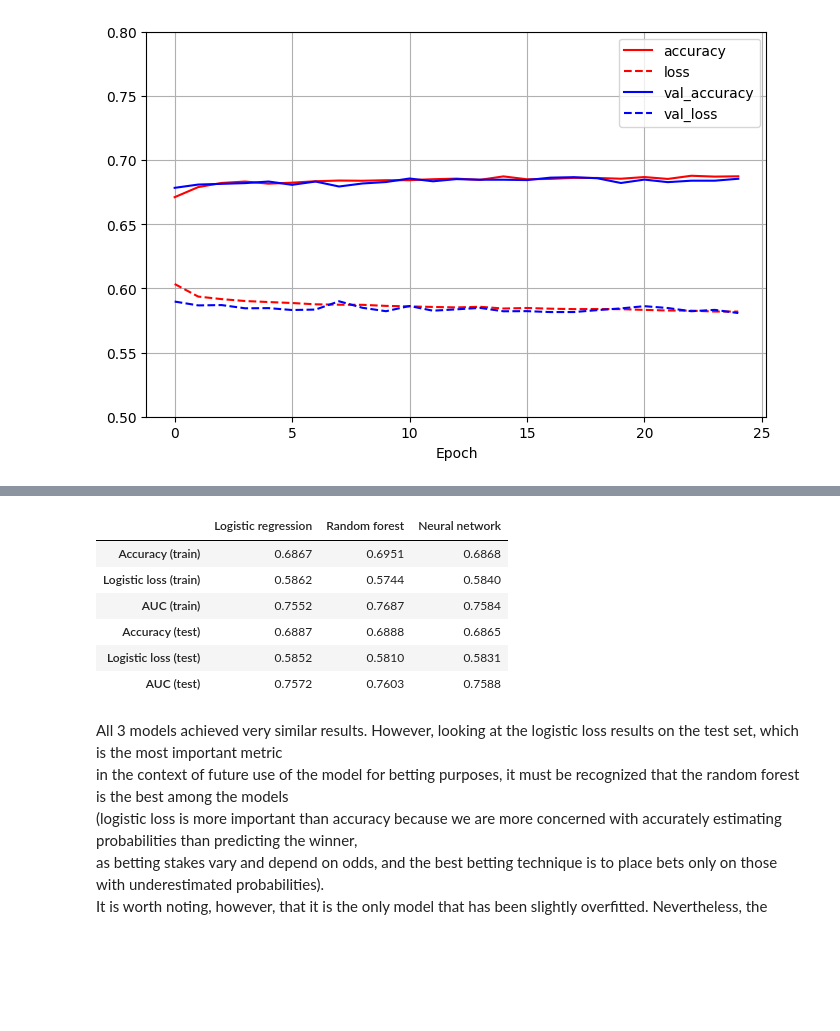
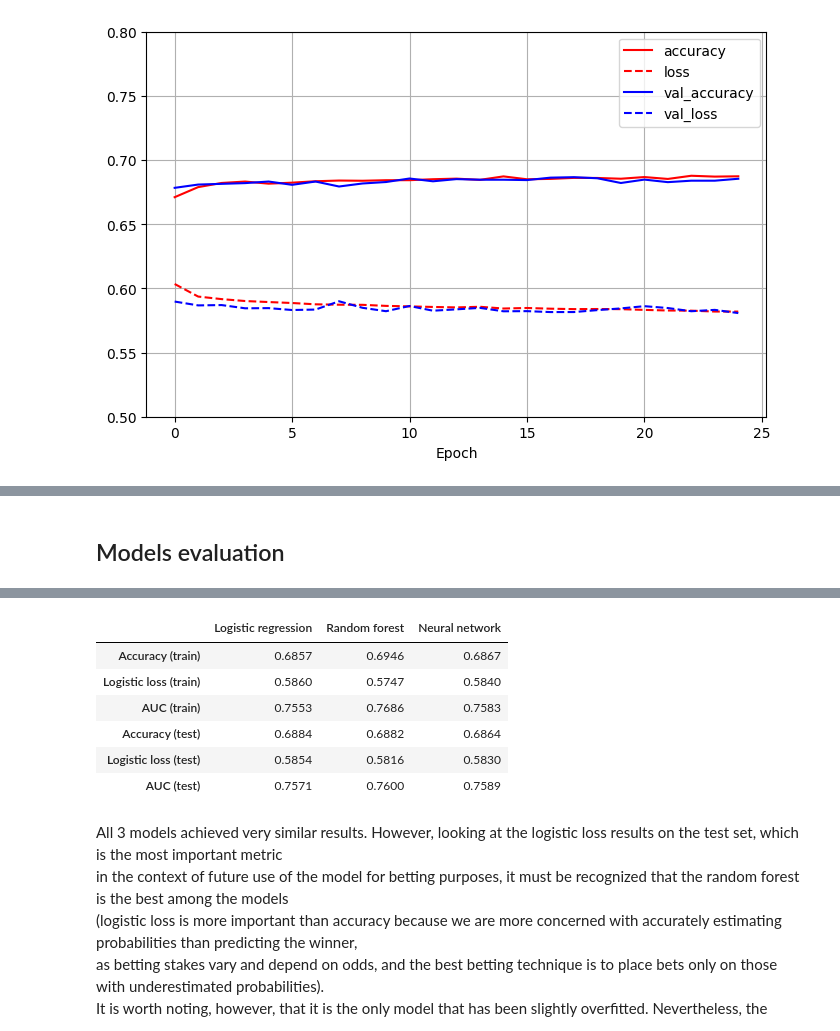
Before and after one commit to JakubWalczak1/tennis_project, a Jupyter notebook: jupyter_notebooks/02_model_development.ipynb, the cells around one changed output, grey strips where cells are left out. Drawn from its saved outputs; the diff is of its cells as text; code cells hidden in the pictures; blank space fills up the shorter version.

```diff
--- a/jupyter_notebooks/02_model_development.ipynb
+++ b/jupyter_notebooks/02_model_development.ipynb
@@ -185,13 +183,11 @@ view_corr(X_train)
 # In match based features it turns out that count of wins or matches played by player is more importent that good ratio.
 # It makes sense because tournaments are always played in play-off system so the better player will always play more matches.
 # After testing different combinations I removed features in a way to balance minimizing correlation and maximizing model performance.
-# I decided to leave both 'rank_points_p12' and 'matches_3yrs_p12' in the model despite quite high correlation because in theory
-# those features are very different because 'matches_3yrs_p12' doesn't take into considerantion tournament's prestige.
+# I decided to leave both 'rank_points_p12' and 'matches_5yrs_p12' in the model despite quite high correlation because in theory
+# those features are very different because 'matches_5yrs_p12' doesn't take into considerantion tournament's prestige.
 # (also it is below 0.7 so this correlation is acceptable)
-X_train_log_reg, X_test_log_reg = remove_feature(X_train, X_test, ['ratio_5yrs_p12', 'wins_5yrs_p12',
-                                                                   'direct_ratio_5yrs_p12', 'surface_wins_5yrs_p12',
-                                                                   'surface_matches_5yrs_p12', '3_mths_wins_p12',
-                                                                   'ratio_pts_3yrs_p12'])
+X_train_log_reg, X_test_log_reg = remove_feature(X_train, X_test, ['ratio_5yrs_p12', 'wins_5yrs_p12', 'surface_wins_5yrs_p12',
+                                                                   'surface_matches_5yrs_p12', '3_mths_wins_p12', 'ratio_pts_3yrs_p12'])
 
 # Training second model.
 log_reg1, w1 = train_and_coefficients(X_train_log_reg, y_train)
@@ -239,14 +219,11 @@ Model 2 (cross-val): accuracy = [0.6870, 0.6847, 0.6888, 0.6915, 0.6801], log lo
 # %%
-# Model without correlation seems to be a bit worse in every aspect.
-# Despite that I'm going to use model 2 because strong correlation leads to untable coeffitients and can lead to overfitting.
-
 # The next step was testing different periods (YEARS and MONTHS) and limits in features created in data engineering. I already set optimal values.
 # (limits of 4 years and 5 years were very similar).
 
 # In the model there is a few features with very low coeffintients. Let's try removing them one by one and check new results.
-# Removing ['ht_p12', '3_mths_elo_p12', 'had_brake_p12', 'home_adv_p12', 'hand_p12'] made almost no difference,
-# Removing further features caused model to be worse, so I decided to remove only those 5 features.
-X_train_log_reg2, X_test_log_reg2 = remove_feature(X_train_log_reg, X_test_log_reg, ['ht_p12', '3_mths_elo_p12', 'had_brake_p12', 'home_adv_p12', 'hand_p12'])
+# Removing ['ht_p12', '3_mths_elo_p12', 'home_adv_p12', 'hand_p12'] made almost no difference,
+# Removing further features caused model to be worse, so I decided to remove only those 4 features.
+X_train_log_reg2, X_test_log_reg2 = remove_feature(X_train_log_reg, X_test_log_reg, ['ht_p12', '3_mths_elo_p12', 'home_adv_p12', 'hand_p12'])
 
 # Training another model.
 log_reg2, w2 = train_and_coefficients(X_train_log_reg2, y_train)
@@ -437,6 +412,6 @@ feature_importance(best_random_forest, X_train_log_reg)
 # %%
-# Because of the very low importance of some of the features I remove 4 lowest and once more try to find the best parameters.
-X_train_forest, X_test_forest = remove_feature(X_train_log_reg, X_test_log_reg, ['home_adv_p12', 'hand_p12', 'direct_wins_5yrs_p12', 'had_brake_p12'])
+# Because of the very low importance of some of the features I remove 2 lowest and once more try to find the best parameters.
+X_train_forest, X_test_forest = remove_feature(X_train_log_reg, X_test_log_reg, ['home_adv_p12', 'hand_p12'])
 log_loss_best_params2, log_loss_second_params2 = best_params(X_train_forest, 50)
 # %% [output]
 |  | params | mean_test_score | std_test_score |
@@ -496,7 +472,7 @@ joblib.dump(best_random_forest2, '../models/trained_random_forest_model.pkl')
 # Choosing features to train the model.
 # I decided to remove features that weren't important at the same time in logistic regression and random forest models.
 # If they weren't used in one model but were useful in the second then they will be used in ANN.
-X_train_ann, X_test_ann = remove_feature(X_train_log_reg, X_test_log_reg, ['home_adv_p12', 'hand_p12', 'had_brake_p12'])
+X_train_ann, X_test_ann = remove_feature(X_train_log_reg, X_test_log_reg, ['home_adv_p12', 'hand_p12'])
 # %%
 # Function to determine limits for parameters.
 def build_model(hp):
@@ -620,10 +596,13 @@ Epoch 9/10
 827/827 ━━━━━━━━━━━━━━━━━━━━ 14s 17ms/step - accuracy: 0.6847 - loss: 0.5842
 Epoch 10/10
 827/827 ━━━━━━━━━━━━━━━━━━━━ 20s 16ms/step - accuracy: 0.6844 - loss: 0.5857
+# %% [markdown]
+## Models evaluation
 # %%
-# Loading best logistic regression and random forest models.
+# Loading best  models.
 best_log_reg = joblib.load('../models/trained_logistic_regression_model.pkl')
 best_forest = joblib.load('../models/trained_random_forest_model.pkl')
+best_model_ann = tf.keras.models.load_model('../models/trained_neural_network_model.keras')
 
 # Testing best models on untouched test dataset and comparing it with train dataset to get final results
 # and to see clearly if the models were overfitted.
@@ -666,10 +645,10 @@ test_results.to_csv('../final_statistics/train_and_test_statistics.csv')
 |  | Logistic regression | Random forest | Neural network |
-| Accuracy (train) | 0.6867 | 0.6951 | 0.6868 |
-| Logistic loss (train) | 0.5862 | 0.5744 | 0.5840 |
-| AUC (train) | 0.7552 | 0.7687 | 0.7584 |
-| Accuracy (test) | 0.6887 | 0.6888 | 0.6865 |
-| Logistic loss (test) | 0.5852 | 0.5810 | 0.5831 |
-| AUC (test) | 0.7572 | 0.7603 | 0.7588 |
+| Accuracy (train) | 0.6857 | 0.6946 | 0.6867 |
+| Logistic loss (train) | 0.5860 | 0.5747 | 0.5840 |
+| AUC (train) | 0.7553 | 0.7686 | 0.7583 |
+| Accuracy (test) | 0.6884 | 0.6882 | 0.6864 |
+| Logistic loss (test) | 0.5854 | 0.5816 | 0.5830 |
+| AUC (test) | 0.7571 | 0.7600 | 0.7589 |
 # %% [markdown]
 All 3 models achieved very similar results. However, looking at the logistic loss results on the test set, which is the most important metric
 in the context of future use of the model for betting purposes, it must be recognized that the random forest is the best among the models
```
Also changed, not shown: parts of 14 cells of this notebook, 6 other files.
